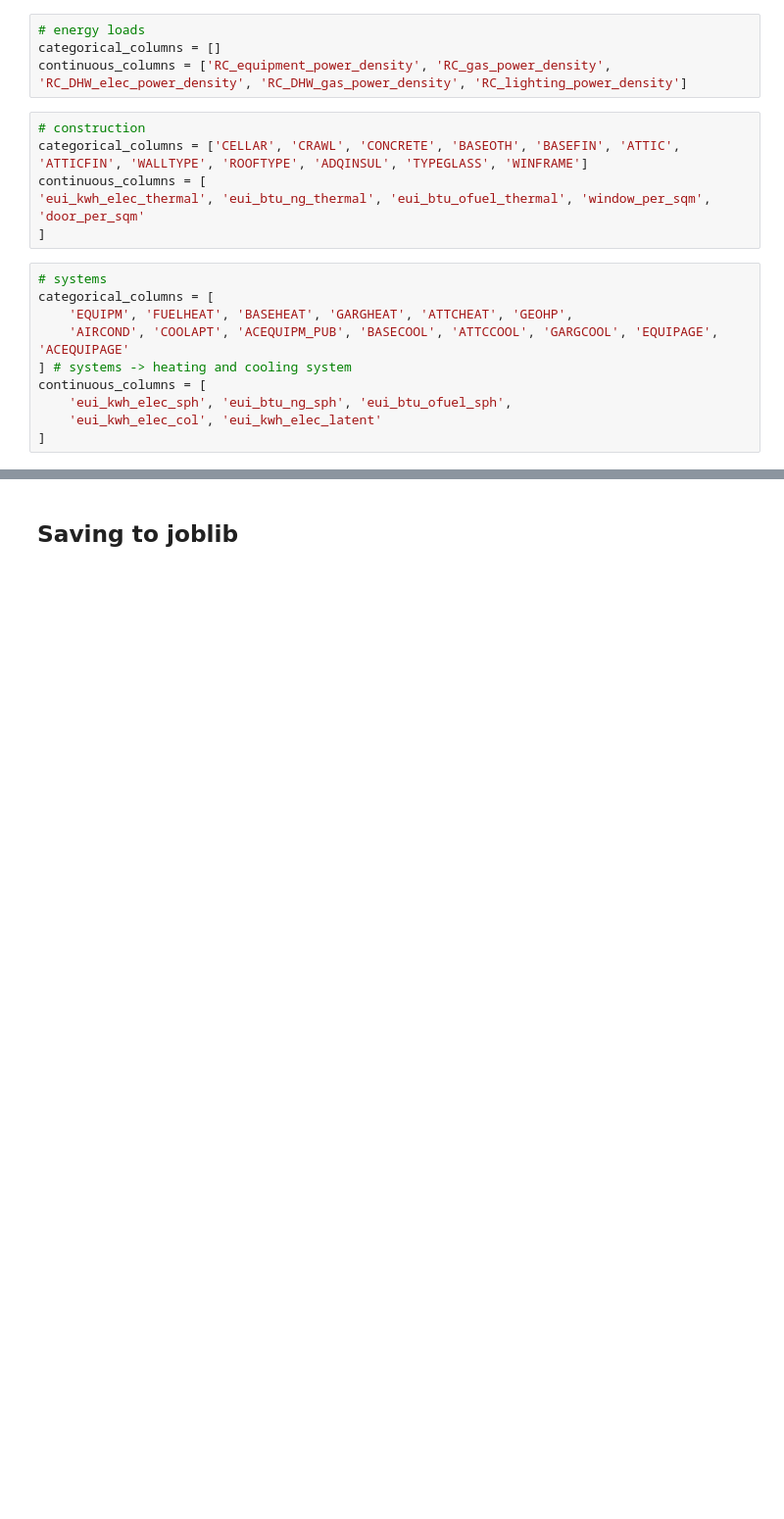
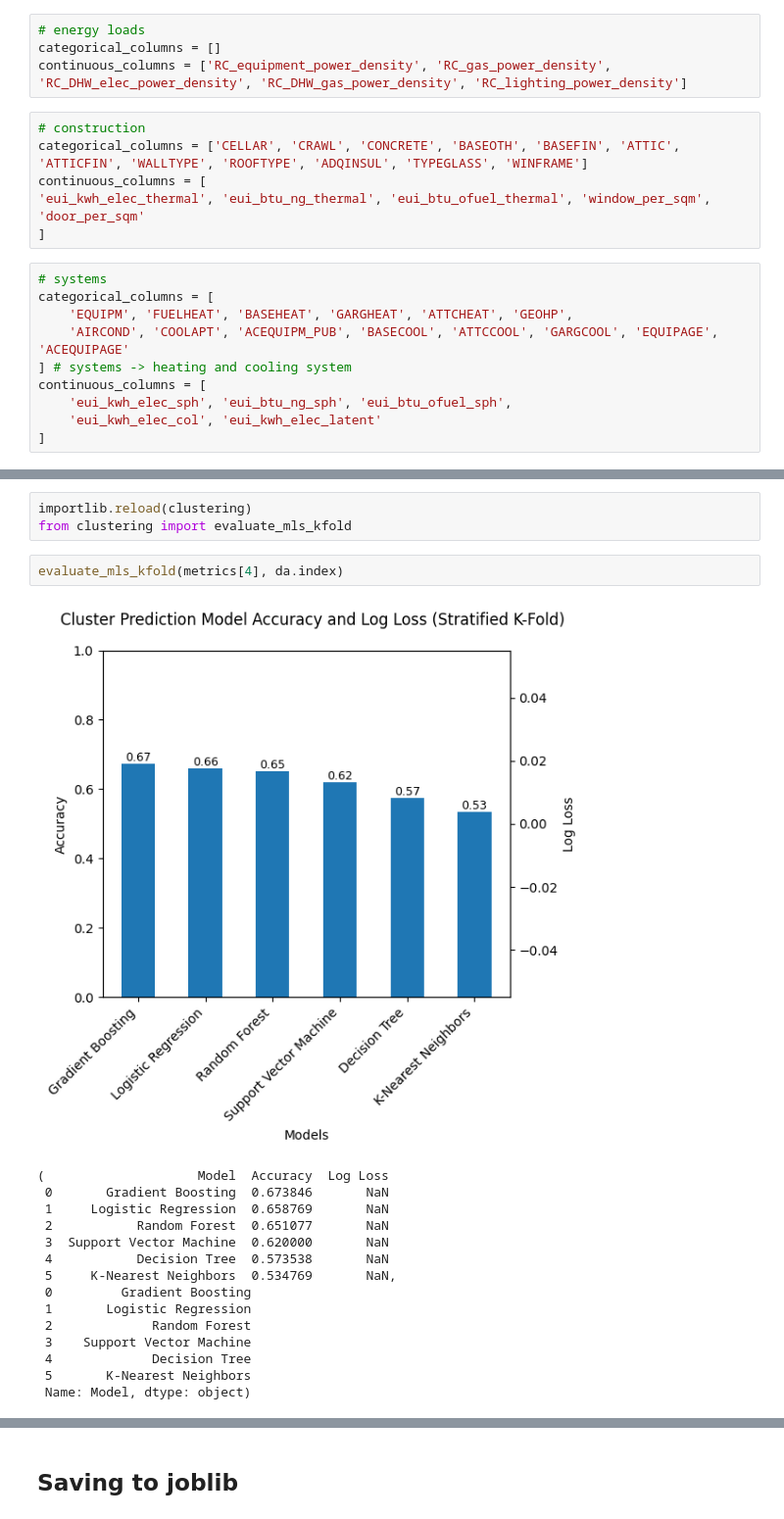
Before and after one commit to Chengxuan-Li/USBuildingArchetypes, a Jupyter notebook: workflow/clustering/250517_fixing.ipynb, the cells around one changed output, grey strips where cells are left out. Shown at 98% size. Saved outputs shown, nothing was run; the diff lists cells and outputs as text; blank space fills up the shorter version.

```diff
--- a/workflow/clustering/250517_fixing.ipynb
+++ b/workflow/clustering/250517_fixing.ipynb
@@ -954,0 +74,21 @@ KeyError: 0
+# %%
+importlib.reload(clustering)
+from clustering import evaluate_mls_kfold
+# %%
+evaluate_mls_kfold(metrics[4], da.index)
+# %% [output]
+[figure, added]
+(                    Model  Accuracy  Log Loss
+ 0       Gradient Boosting  0.673846       NaN
+ 1     Logistic Regression  0.658769       NaN
+ 2           Random Forest  0.651077       NaN
+ 3  Support Vector Machine  0.620000       NaN
+ 4           Decision Tree  0.573538       NaN
+ 5     K-Nearest Neighbors  0.534769       NaN,
+ 0         Gradient Boosting
+ 1       Logistic Regression
+ 2             Random Forest
+ 3    Support Vector Machine
+ 4             Decision Tree
+ 5       K-Nearest Neighbors
+ Name: Model, dtype: object)
```
Also changed, not shown: parts of 36 cells of this notebook, 4 other files.
